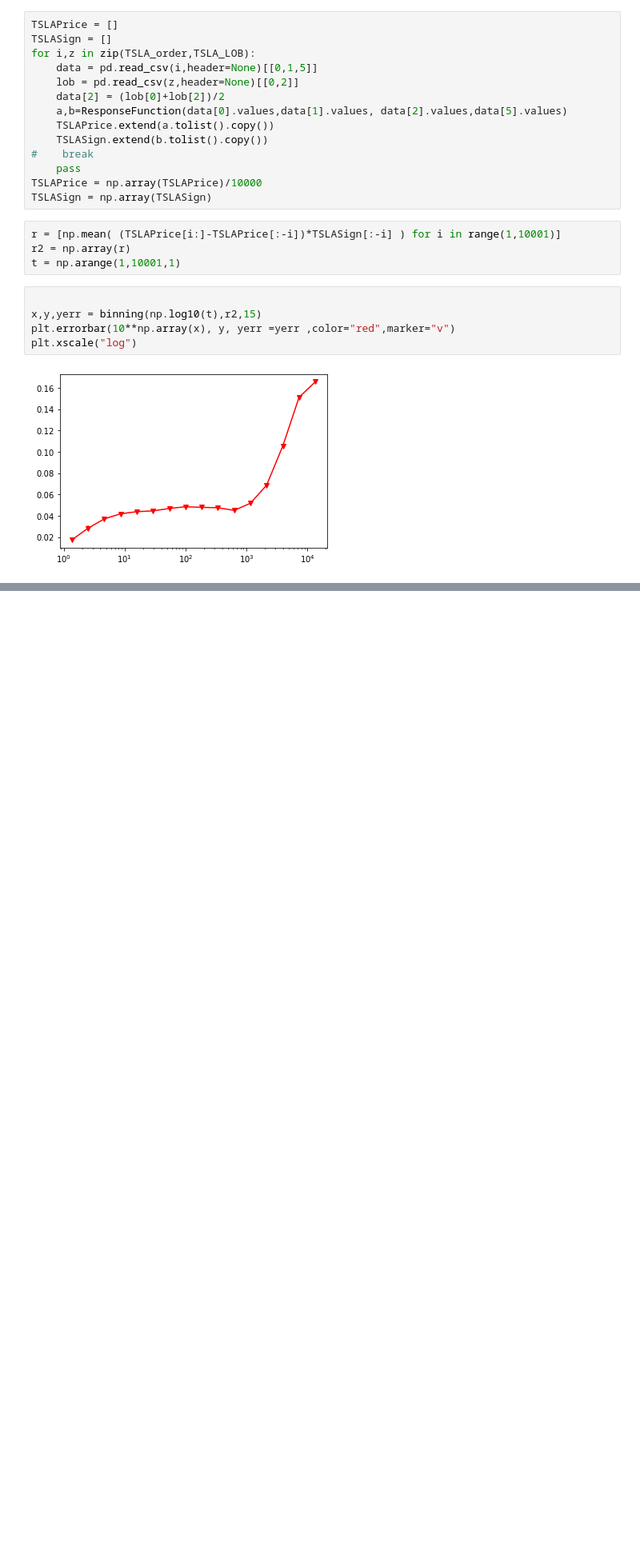
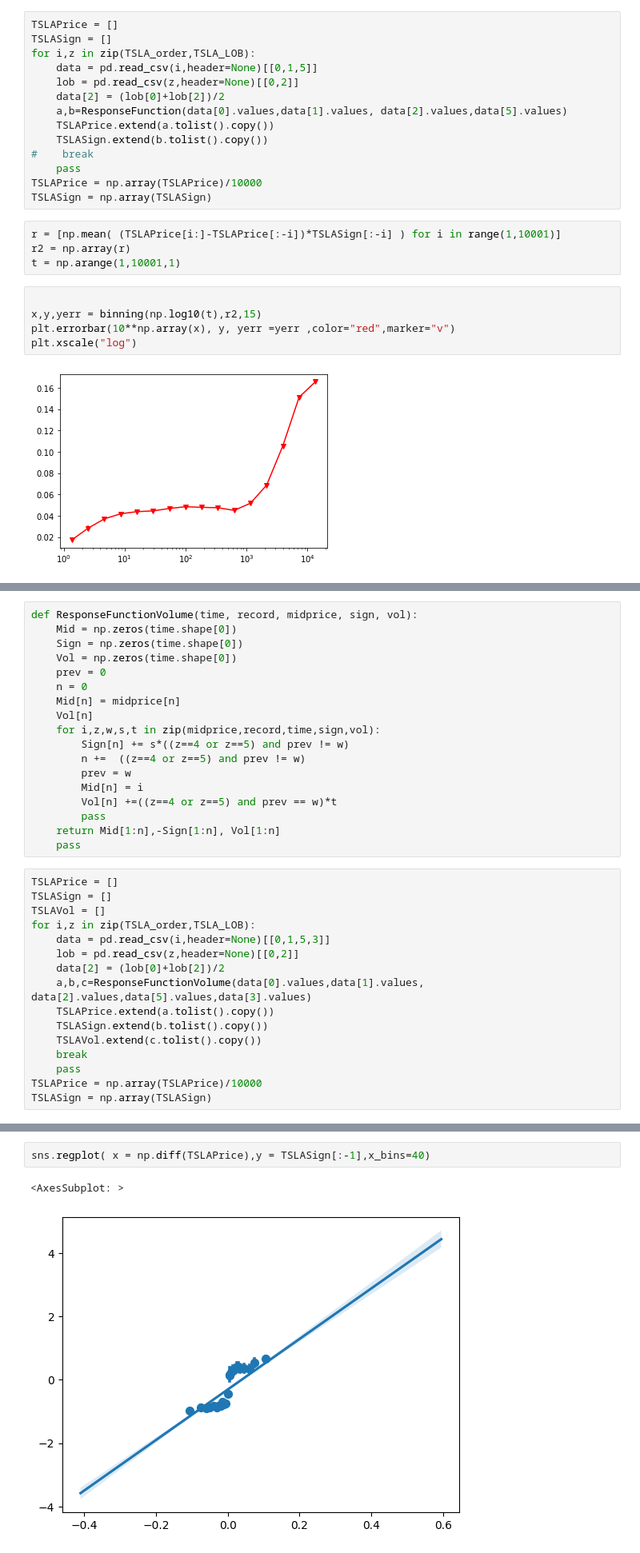
Before and after one commit to ys-fr/JournalClub, a Jupyter notebook: JupyterNotebook/PaperReview/Bouchaud-2003/Python.ipynb, the cells around one changed output, grey strips where cells are left out. Shown: that part at 80% size. Saved outputs shown, nothing was run; the diff lists cells and outputs as text; blank space fills up the shorter version.

```diff
--- a/JupyterNotebook/PaperReview/Bouchaud-2003/Python.ipynb
+++ b/JupyterNotebook/PaperReview/Bouchaud-2003/Python.ipynb
@@ -188,0 +185,34 @@ TSLAPrice[0]
+# %%
+def ResponseFunctionVolume(time, record, midprice, sign, vol):
+    Mid = np.zeros(time.shape[0])
+    Sign = np.zeros(time.shape[0])
+    Vol = np.zeros(time.shape[0])
+    prev = 0
+    n = 0
+    Mid[n] = midprice[n]
+    Vol[n]
+    for i,z,w,s,t in zip(midprice,record,time,sign,vol):
+        Sign[n] += s*((z==4 or z==5) and prev != w)
+        n +=  ((z==4 or z==5) and prev != w)
+        prev = w
+        Mid[n] = i
+        Vol[n] +=((z==4 or z==5) and prev == w)*t
+        pass
+    return Mid[1:n],-Sign[1:n], Vol[1:n]
+    pass
+# %%
+TSLAPrice = []
+TSLASign = []
+TSLAVol = []
+for i,z in zip(TSLA_order,TSLA_LOB):
+    data = pd.read_csv(i,header=None)[[0,1,5,3]]
+    lob = pd.read_csv(z,header=None)[[0,2]]
+    data[2] = (lob[0]+lob[2])/2
+    a,b,c=ResponseFunctionVolume(data[0].values,data[1].values, data[2].values,data[5].values,data[3].values)
+    TSLAPrice.extend(a.tolist().copy())
+    TSLASign.extend(b.tolist().copy())
+    TSLAVol.extend(c.tolist().copy())
+    break
+    pass
+TSLAPrice = np.array(TSLAPrice)/10000
+TSLASign = np.array(TSLASign)
@@ -188,0 +231,5 @@ TSLAPrice[0]
+# %%
+sns.regplot( x = np.diff(TSLAPrice),y = TSLASign[:-1],x_bins=40)
+# %% [output]
+<AxesSubplot: >
+[figure, added]
```
Also changed, not shown: parts of 14 cells of this notebook, 37 other files.
